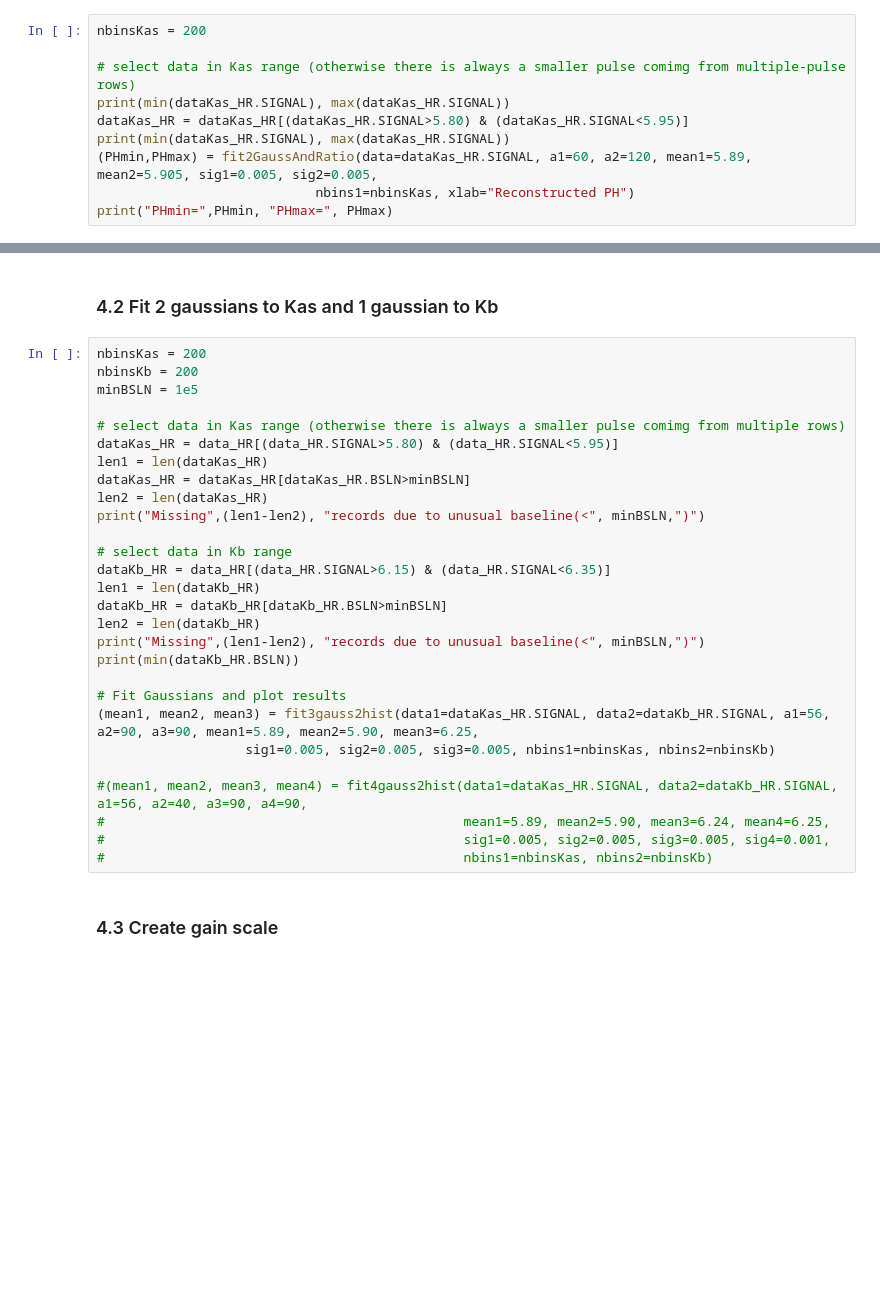
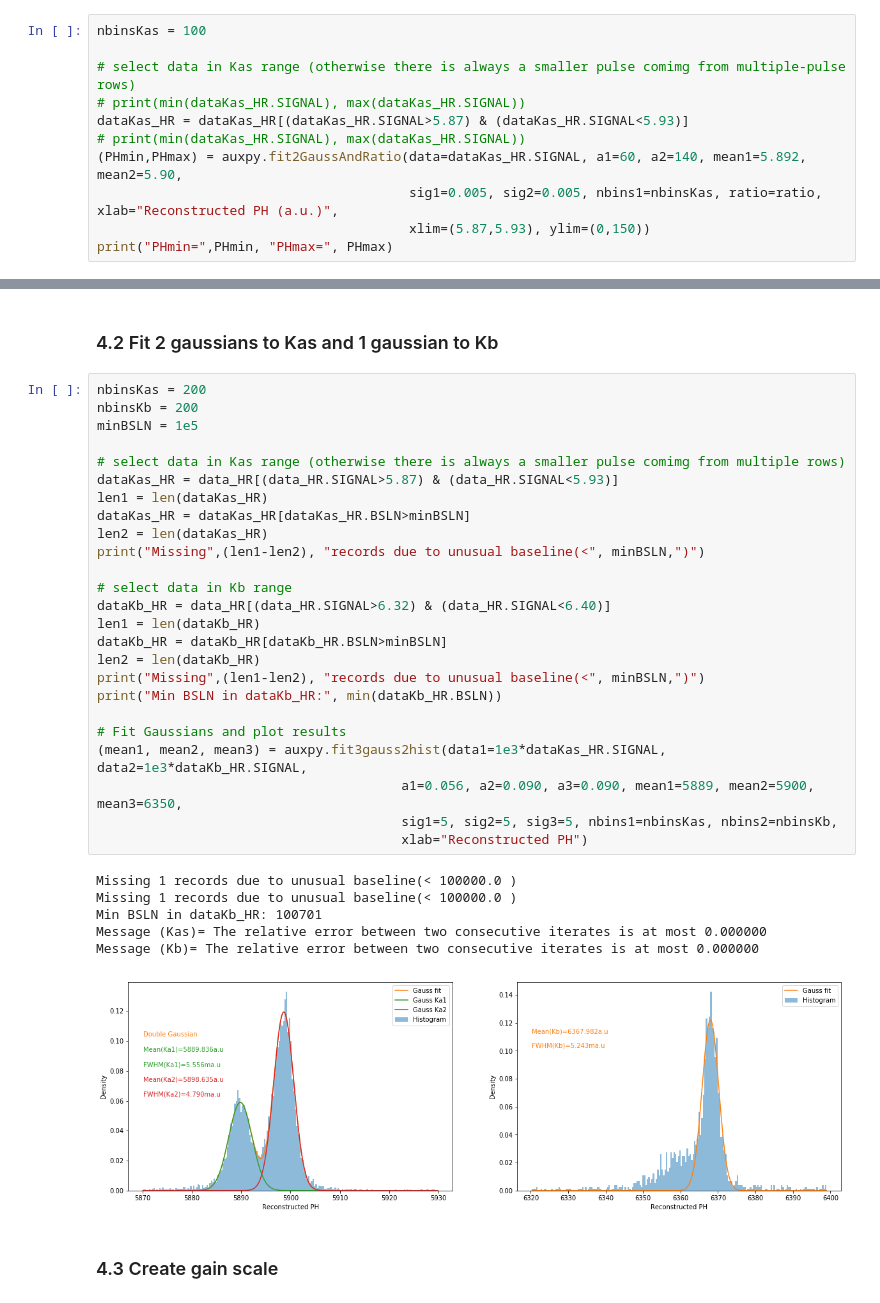
Before and after one commit to mtceballos/SIRENAcode, a Jupyter notebook: realData/h5Files/analysis.ipynb, the cells around one changed output, grey strips where cells are left out. Drawn from its saved outputs; the diff is of its cells as text; blank space fills up the shorter version.

Commit message:
AUXPY & ANALYSIS: tools for ral data analysis (including Voigt profiles)

```diff
--- a/realData/h5Files/analysis.ipynb
+++ b/realData/h5Files/analysis.ipynb
@@ -478,14 +284,15 @@ print("Number of HR Kas pulses in",fileph_Kas, "=", len(dataKas_HR))
 # %% [markdown]
 #### 2.2.2 Fit a double Gaussian to select Kas pulses
 # %%
-nbinsKas = 200
+nbinsKas = 100
 
 # select data in Kas range (otherwise there is always a smaller pulse comimg from multiple-pulse rows)
-print(min(dataKas_HR.SIGNAL), max(dataKas_HR.SIGNAL))
-dataKas_HR = dataKas_HR[(dataKas_HR.SIGNAL>5.80) & (dataKas_HR.SIGNAL<5.95)]
-print(min(dataKas_HR.SIGNAL), max(dataKas_HR.SIGNAL))
-(PHmin,PHmax) = fit2GaussAndRatio(data=dataKas_HR.SIGNAL, a1=60, a2=120, mean1=5.89, mean2=5.905, sig1=0.005, sig2=0.005,
-                            nbins1=nbinsKas, xlab="Reconstructed PH")
+# print(min(dataKas_HR.SIGNAL), max(dataKas_HR.SIGNAL))
+dataKas_HR = dataKas_HR[(dataKas_HR.SIGNAL>5.87) & (dataKas_HR.SIGNAL<5.93)]
+# print(min(dataKas_HR.SIGNAL), max(dataKas_HR.SIGNAL))
+(PHmin,PHmax) = auxpy.fit2GaussAndRatio(data=dataKas_HR.SIGNAL, a1=60, a2=140, mean1=5.892, mean2=5.90,
+                                        sig1=0.005, sig2=0.005, nbins1=nbinsKas, ratio=ratio, xlab="Reconstructed PH (a.u.)",
+                                        xlim=(5.87,5.93), ylim=(0,150))
 print("PHmin=",PHmin, "PHmax=", PHmax)
 # %% [markdown]
 #### 2.2.3 Select PH_ID of (non)Ka2 pulses
@@ -631,31 +441,35 @@ print("Number of initial (all energies) HR pulses:", len(data_HR))
 # %%
 nbinsKas = 200
 nbinsKb = 200
 minBSLN = 1e5
 
 # select data in Kas range (otherwise there is always a smaller pulse comimg from multiple rows)
-dataKas_HR = data_HR[(data_HR.SIGNAL>5.80) & (data_HR.SIGNAL<5.95)]
+dataKas_HR = data_HR[(data_HR.SIGNAL>5.87) & (data_HR.SIGNAL<5.93)]
 len1 = len(dataKas_HR)
 dataKas_HR = dataKas_HR[dataKas_HR.BSLN>minBSLN]
 len2 = len(dataKas_HR)
 print("Missing",(len1-len2), "records due to unusual baseline(<", minBSLN,")")
 
 # select data in Kb range
-dataKb_HR = data_HR[(data_HR.SIGNAL>6.15) & (data_HR.SIGNAL<6.35)]
+dataKb_HR = data_HR[(data_HR.SIGNAL>6.32) & (data_HR.SIGNAL<6.40)]
 len1 = len(dataKb_HR)
 dataKb_HR = dataKb_HR[dataKb_HR.BSLN>minBSLN]
 len2 = len(dataKb_HR)
 print("Missing",(len1-len2), "records due to unusual baseline(<", minBSLN,")")
-print(min(dataKb_HR.BSLN))
+print("Min BSLN in dataKb_HR:", min(dataKb_HR.BSLN))
 
 # Fit Gaussians and plot results
-(mean1, mean2, mean3) = fit3gauss2hist(data1=dataKas_HR.SIGNAL, data2=dataKb_HR.SIGNAL, a1=56, a2=90, a3=90, mean1=5.89, mean2=5.90, mean3=6.25,
-                   sig1=0.005, sig2=0.005, sig3=0.005, nbins1=nbinsKas, nbins2=nbinsKb)
-
-#(mean1, mean2, mean3, mean4) = fit4gauss2hist(data1=dataKas_HR.SIGNAL, data2=dataKb_HR.SIGNAL, a1=56, a2=40, a3=90, a4=90,
-#                                              mean1=5.89, mean2=5.90, mean3=6.24, mean4=6.25,
-#                                              sig1=0.005, sig2=0.005, sig3=0.005, sig4=0.001,
-#                                              nbins1=nbinsKas, nbins2=nbinsKb)
+(mean1, mean2, mean3) = auxpy.fit3gauss2hist(data1=1e3*dataKas_HR.SIGNAL, data2=1e3*dataKb_HR.SIGNAL,
+                                       a1=0.056, a2=0.090, a3=0.090, mean1=5889, mean2=5900, mean3=6350,
+                                       sig1=5, sig2=5, sig3=5, nbins1=nbinsKas, nbins2=nbinsKb,
+                                       xlab="Reconstructed PH")
+# %% [output]
+Missing 1 records due to unusual baseline(< 100000.0 )
+Missing 1 records due to unusual baseline(< 100000.0 )
+Min BSLN in dataKb_HR: 100701
+Message (Kas)= The relative error between two consecutive iterates is at most 0.000000
+Message (Kb)= The relative error between two consecutive iterates is at most 0.000000
+[figure, added]
 # %% [markdown]
 ### 4.3 Create gain scale
 # %%
```
Also changed, not shown: parts of 39 cells of this notebook, 1 other file.
